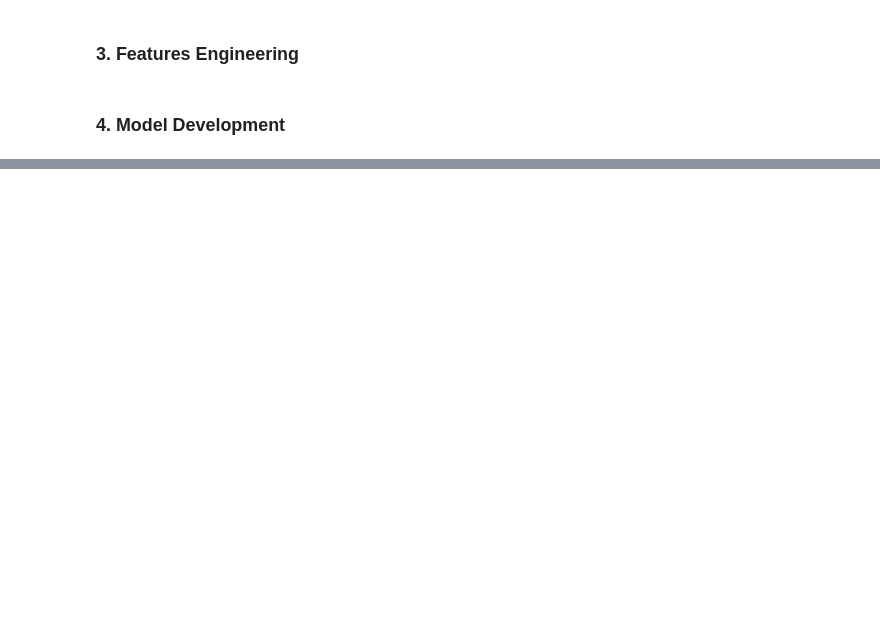
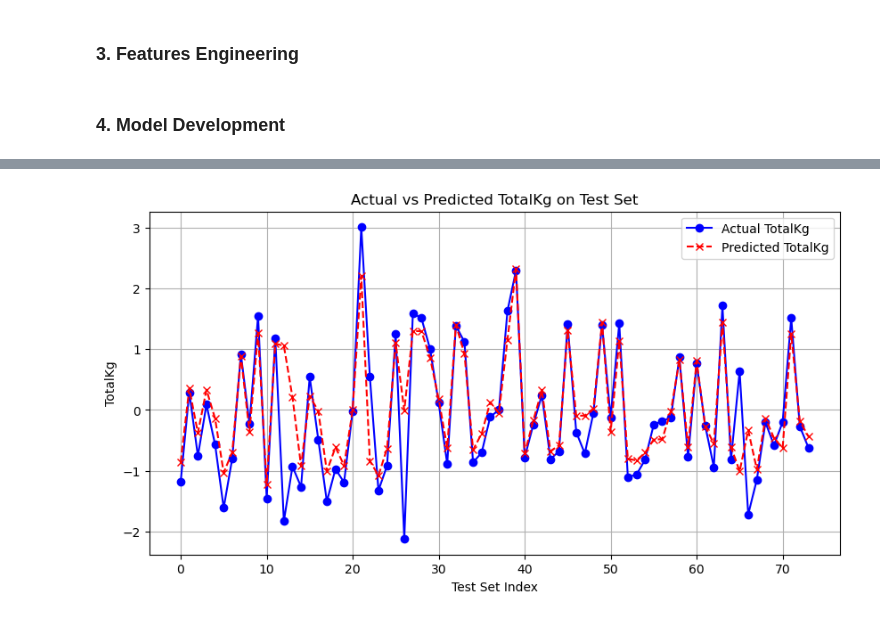
Before and after one commit to EzioA666/DS340, a Jupyter notebook: Project/Model.ipynb, the cells around one changed output, grey strips where cells are left out. Drawn from its saved outputs; the diff is of its cells as text; code cells hidden in the pictures; blank space fills up the shorter version.

```diff
--- a/Project/Model.ipynb
+++ b/Project/Model.ipynb
@@ -210,0 +412,25 @@ plt.show()
+# %%
+# Predict the test set results
+predicted_y_test = model.predict(X_test)
+total_kg_scale = scaler.scale_[0]
+total_kg_mean = scaler.mean_[0]
+
+# Manually inverse scale
+predicted_y_test = (predicted_y_test * total_kg_scale) + total_kg_mean
+actual_y_test = (y_test * total_kg_scale) + total_kg_mean
+
+# Now reshape if needed to match your plot or further processing
+predicted_y_test = predicted_y_test.reshape(-1, 1)
+actual_y_test = actual_y_test.reshape(-1, 1)
+
+# Plotting actual vs predicted results
+plt.figure(figsize=(10, 5))
+plt.plot(actual_y_test, label='Actual TotalKg', marker='o', linestyle='-', color='blue')
+plt.plot(predicted_y_test, label='Predicted TotalKg', marker='x', linestyle='--', color='red')
+plt.title('Actual vs Predicted TotalKg on Test Set')
+plt.xlabel('Test Set Index')
+plt.ylabel('TotalKg')
+plt.legend()
+plt.grid(True)
+plt.show()
+# %% [output]
@@ -210,0 +438 @@ plt.show()
+[figure, added]
```
Also changed, not shown: parts of 16 cells of this notebook, 47 other files.
